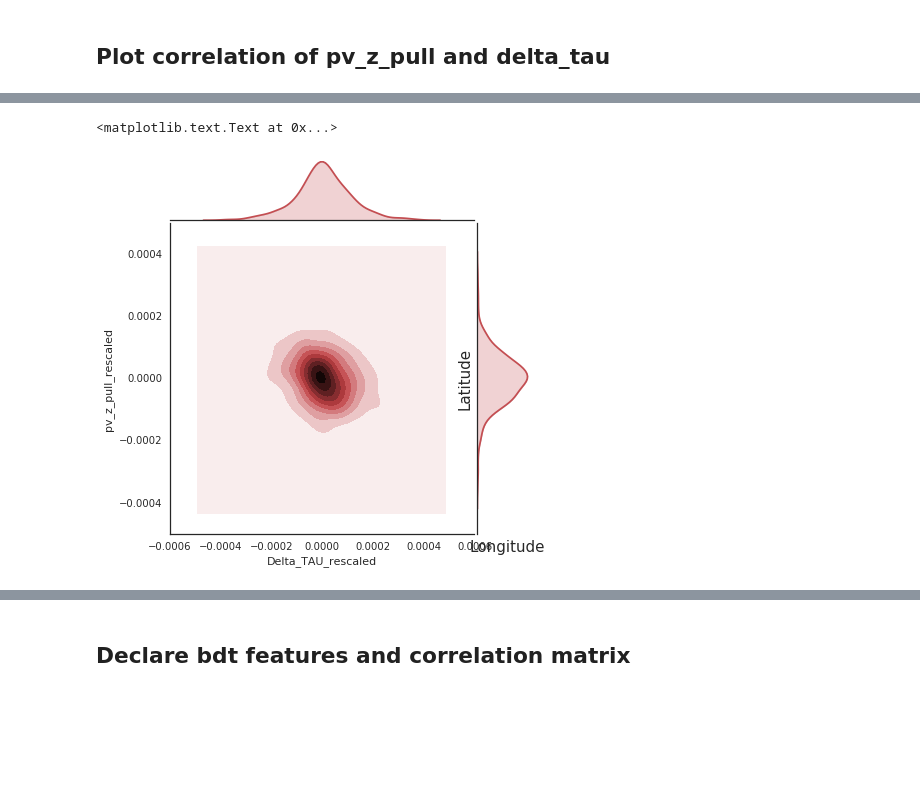
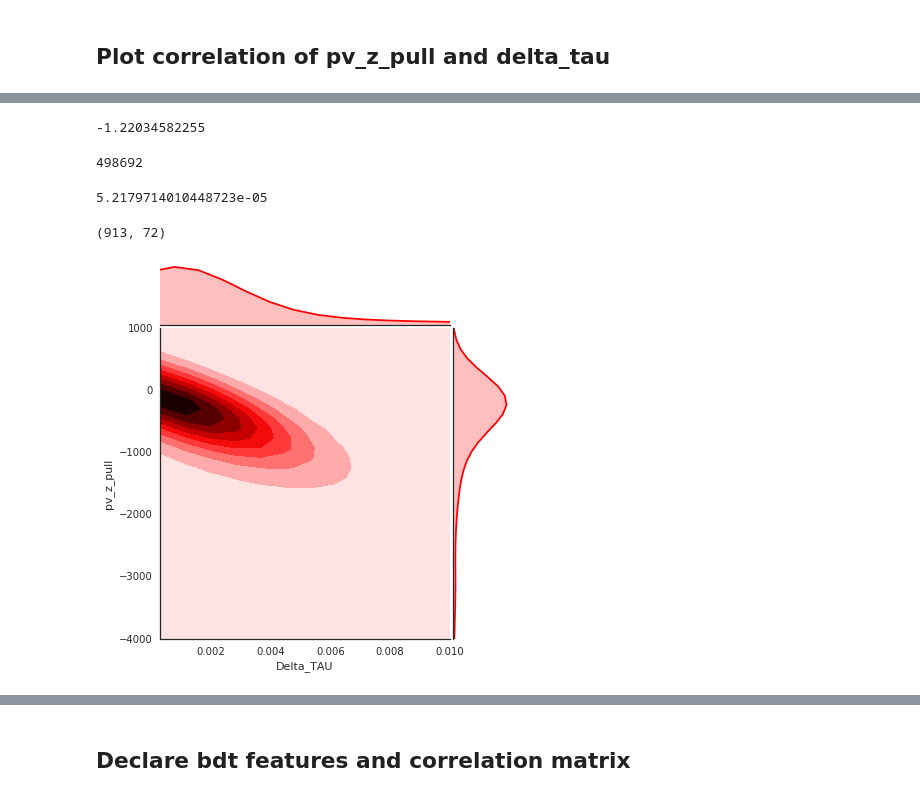
Before and after one commit to chasenberg/Masterthesis, a Jupyter notebook: notebooks/decaytime_studies/wrong_pv/Bd2JpsiKs_BDT_wrongPV_mc.ipynb, the cells around one changed output, grey strips where cells are left out. Cells and saved outputs as stored; diff of their text form; code cells hidden in the pictures; blank space fills up the shorter version.

Commit message:
comparing of deltatau and pvzpull works

```diff
--- a/notebooks/decaytime_studies/wrong_pv/Bd2JpsiKs_BDT_wrongPV_mc.ipynb
+++ b/notebooks/decaytime_studies/wrong_pv/Bd2JpsiKs_BDT_wrongPV_mc.ipynb
@@ -199,16 +127,29 @@ plt.show()
-# %%
-import seaborn as sns; sns.set_style('white')
-
-
-#fig = plt.figure(1)
-
-g = sns.jointplot(x='Delta_TAU_rescaled', y='pv_z_pull_rescaled', ylabel='PDF' ,data=test,stat_func=None,space=0.05, kind="kde", color="r")
-#plt.set(xlabel=r'$e(t_0)$ [s]', ylabel='PDF')
-#plt.xlabel(r'$e(t_0)$', fontsize=15)
-plt.rc("legend", fontsize=15)
-plt.xlabel('Longitude', fontsize=15)
-plt.ylabel('Latitude', fontsize=15)
-#fig.gca().set(xlabel=r'$e(t_0)$ [s]', ylabel='PDF')
-# %% [output]
-<matplotlib.text.Text at 0x...>
-[figure, removed]
+# %%
+print(signal_dataframe_wrongPV['pv_z_pull'].mean())
+pv_z_pull_mean = signal_dataframe_wrongPV['pv_z_pull'].mean()
+# %% [output]
+-1.22034582255
+# %%
+test = signal_dataframe_wrongPV.query('abs(Delta_TAU)>0.0&abs(pv_z_pull)<30')
+test.shape[0]
+# %% [output]
+498692
+# %%
+signal_dataframe_wrongPV['Delta_TAU'].mean()
+# %% [output]
+5.2179714010448723e-05
+# %%
+import seaborn as sns; sns.set_style('white')
+
+
+#abs(Delta_TAU)>0.0006&abs(pv_z_pull)>20&abs(pv_z_pull)<60&abs(pv_z_pull)<30&
+test = signal_dataframe_wrongPV.query('Delta_TAU<1&Delta_TAU>0.0003')#.sample(10000)
+
+y_lim = (-4000,1000)
+x_lim = (0.0003,0.01)
+g = sns.jointplot(x='Delta_TAU', y='pv_z_pull',data=test,stat_func=None,space=0.05, kind="kde",xlim=x_lim,ylim=y_lim, color="r")
+
+print(test.shape)
+# %% [output]
+(913, 72)
+[figure, added]
```
Also changed, not shown: parts of 5 cells of this notebook.
